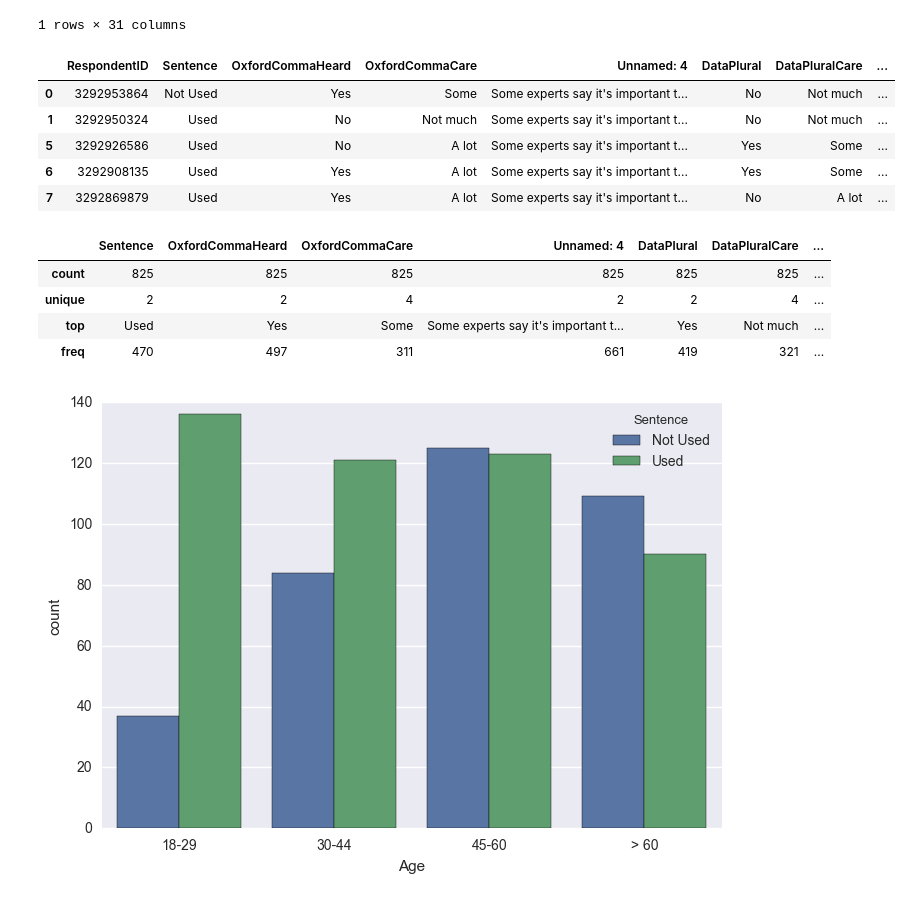
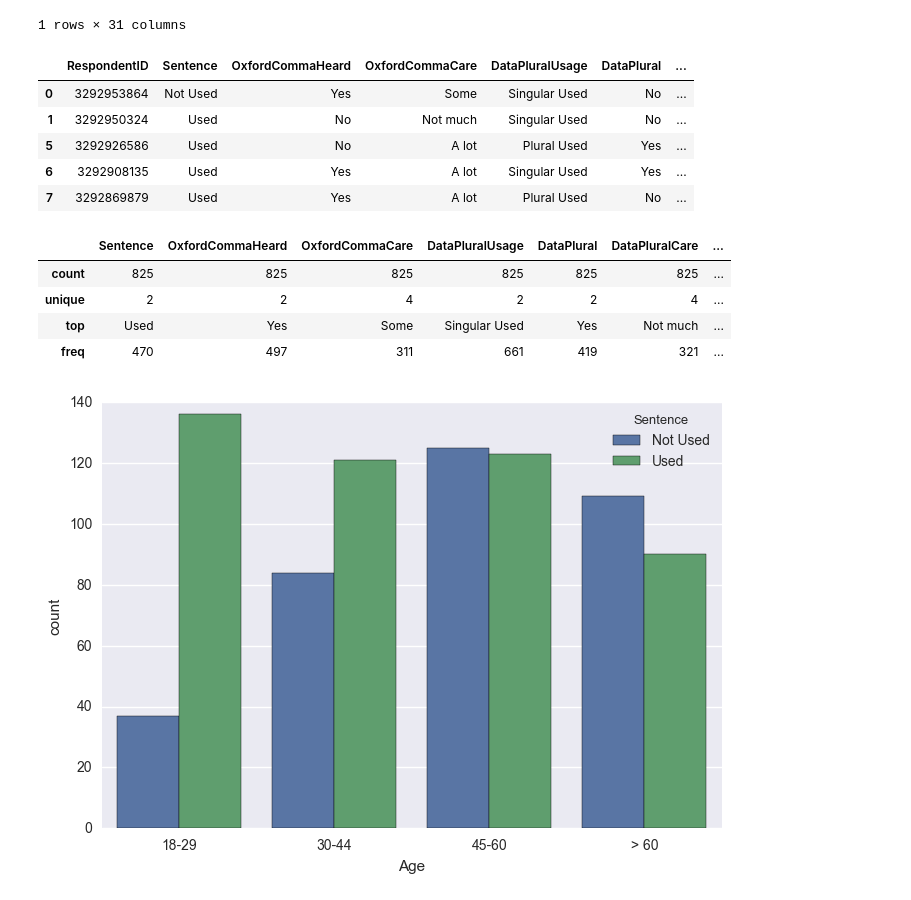
Before and after one commit to Moose2046/MAN6915, a Jupyter notebook: Group Project/Cleaning Dataset.ipynb, the cells around one changed output. Drawn from its saved outputs; the diff is of its cells as text; code cells hidden in the pictures.

```diff
--- a/Group Project/Cleaning Dataset.ipynb
+++ b/Group Project/Cleaning Dataset.ipynb
@@ -58,23 +58,24 @@ y = df3["Oxford Comma Use"]
 x = df3.drop(["Oxford Comma Use", "RespondentID"], axis=1)
 x_train, x_test, y_train, y_test = train_test_split(x, y, test_size = .2, random_state=42, stratify=y)
 # %%
-comma = df2.replace("It's important for a person to be honest, kind, and loyal.", 'Used').replace("It's important for a person to be honest, kind and loyal.", 'Not Used')
+comma = df2.replace("It's important for a person to be honest, kind, and loyal.", 'Used').replace("It's important for a person to be honest, kind and loyal.", 'Not Used').replace("Some experts say it's important to drink milk, but the data is inconclusive.","Singular Used").replace("Some experts say it's important to drink milk, but the data are inconclusive.", "Plural Used")
+comma = comma.rename(index = str, columns = {"Unnamed: 4": "DataPluralUsage"})
 comma.head()
 # %% [output]
-|  | RespondentID | Sentence | OxfordCommaHeard | OxfordCommaCare | Unnamed: 4 | DataPlural | DataPluralCare | ... |
-| 0 | 3292953864 | Not Used | Yes | Some | Some experts say it's important t... | No | Not much | ... |
-| 1 | 3292950324 | Used | No | Not much | Some experts say it's important t... | No | Not much | ... |
-| 5 | 3292926586 | Used | No | A lot | Some experts say it's important t... | Yes | Some | ... |
-| 6 | 3292908135 | Used | Yes | A lot | Some experts say it's important t... | Yes | Some | ... |
-| 7 | 3292869879 | Used | Yes | A lot | Some experts say it's important t... | No | A lot | ... |
+|  | RespondentID | Sentence | OxfordCommaHeard | OxfordCommaCare | DataPluralUsage | DataPlural | ... |
+| 0 | 3292953864 | Not Used | Yes | Some | Singular Used | No | ... |
+| 1 | 3292950324 | Used | No | Not much | Singular Used | No | ... |
+| 5 | 3292926586 | Used | No | A lot | Plural Used | Yes | ... |
+| 6 | 3292908135 | Used | Yes | A lot | Singular Used | Yes | ... |
+| 7 | 3292869879 | Used | Yes | A lot | Plural Used | No | ... |
 # %%
 #explore data
 comma.describe(include=['O'])
 # %% [output]
-|  | Sentence | OxfordCommaHeard | OxfordCommaCare | Unnamed: 4 | DataPlural | DataPluralCare | ... |
+|  | Sentence | OxfordCommaHeard | OxfordCommaCare | DataPluralUsage | DataPlural | DataPluralCare | ... |
 | count | 825 | 825 | 825 | 825 | 825 | 825 | ... |
 | unique | 2 | 2 | 4 | 2 | 2 | 4 | ... |
-| top | Used | Yes | Some | Some experts say it's important t... | Yes | Not much | ... |
+| top | Used | Yes | Some | Singular Used | Yes | Not much | ... |
 | freq | 470 | 497 | 311 | 661 | 419 | 321 | ... |
 # %%
 sns.countplot(x="Age", data=comma, hue = 'Sentence', order = ['18-29', '30-44', '45-60', '> 60']);
```
Also changed, not shown: parts of 12 cells of this notebook.
